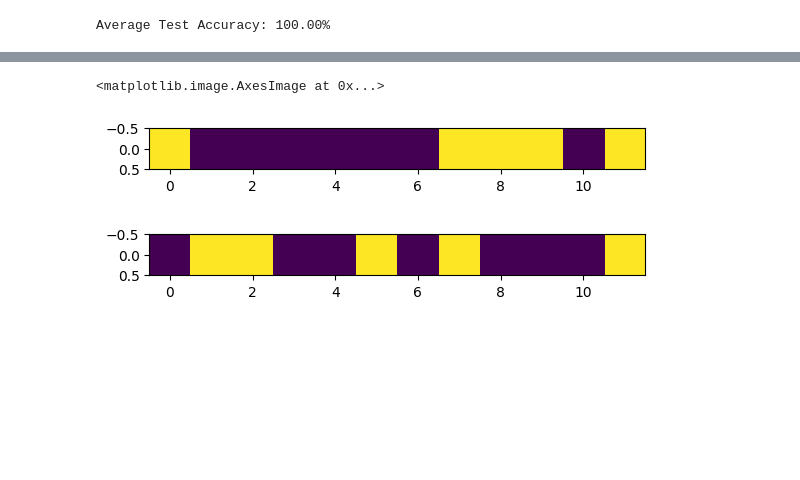
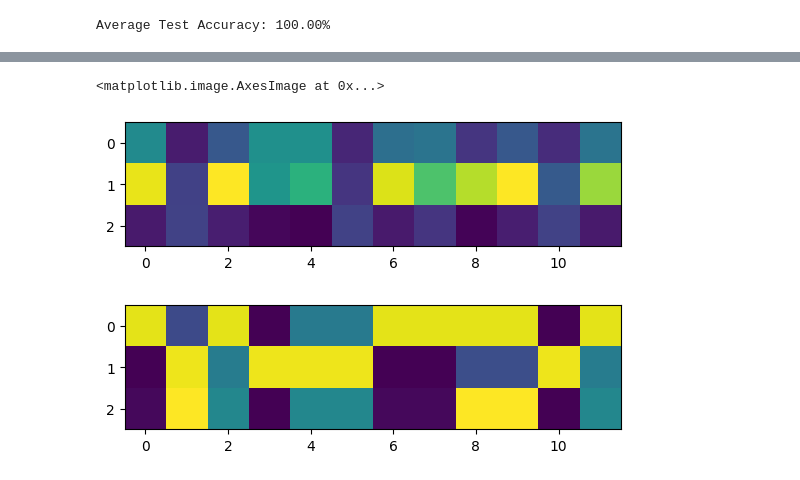
Before and after one commit to Ahmadar91/Master-sThesis, a Jupyter notebook: Attention.ipynb, the cells around one changed output, grey strips where cells are left out. Drawn from its saved outputs; the diff is of its cells as text; code cells hidden in the pictures; blank space fills up the shorter version.

```diff
--- a/Attention.ipynb
+++ b/Attention.ipynb
@@ -301,7 +496,7 @@ num_samples = 100
 for rep in range(1):
     for params in parameters_list:
         params_str = ", ".join([f"{key}: {value}" for key, value in params.items()])
-        for kind in ["RNN","NetRNNWithAttention" ]:
+        for kind in ["RNN","LSTM","GRU","NetRNNWithAttention","NetLSTMWithAttention", "NetGRUWithAttention" ]:
             if kind == "RNN":
                 model = NetRNN(hidden_dim=12, inp=3)
             if kind == "NetRNNWithAttention":
@@ -393,12 +588,12 @@ NetRNNWithAttention, rep: 0, epoch: 139, acc: 0.9707293065451086
 NetRNNWithAttention  Rep: 0   Epoch: 139   Acc: 0.9707 Params: min_length: 40, max_length: 45, fill: 0, value_1: -1, value_2: 1 Time: 68.90 sec
 # %%
 # Load the model
-model = torch.load("./models/model_RNN_min_length_3 max_length_3 fill_0 value_1_-1 value_2_1.model")
+model = torch.load("./models/model_RNN_min_length_5 max_length_5 fill_0 value_1_-1 value_2_1.model")
 model.eval()  # Set the model to evaluation mode
 
 params = {
-            'min_length': 3,
-            'max_length': 3,
+            'min_length': 5,
+            'max_length': 5,
             'fill': 0,
             'value_1': -1,
             'value_2': 1
@@ -422,7 +617,7 @@ def calculate_accuracy(predictions, targets):
 
 
 # Generate test data
-sequences, targets = generateTrainDataOnlyResultsLabel(100, params)  # You can use a different function for test data
+sequences, targets = generateTrainData(100, params)  # You can use a different function for test data
 
 # Convert sequences and targets to tensors and pad sequences
 seq_tensors = [torch.tensor(seq, dtype=torch.float32) for seq in sequences]
@@ -561,22 +756,22 @@ def removalIntoMatrix(res,width,H):
     return numpy.array(M)
 # %%
 # Load the model
-model = torch.load("./Models/model_NetRNNWithAttention_min_length_3 max_length_3 fill_0 value_1_-1 value_2_1.model")
+model = torch.load("./Models/model_RNN_min_length_5 max_length_5 fill_0 value_1_-1 value_2_1.model")
 model.eval()  # Set the model to evaluation mode
 
 params = {
-            'min_length': 3,
-            'max_length': 3,
+            'min_length': 5,
+            'max_length': 5,
             'fill': 0,
             'value_1': -1,
             'value_2': 1
         }
 
 # Run the analysis
-for i in range(3):
+for i in range(5):
     s, t = generateTrainData(100, params)  # Use your generateTrainData function
     # Visualize the results
-    S,H=shrinkingDecompositionInformation(model,12,s,t.transpose(),numbers=[0],whichTS=i,dsLength=3)
+    S,H=shrinkingDecompositionInformation(model,12,s,t.transpose(),whichTS=i,dsLength=5)
     subplot(6,2,i+1)
     M=removalIntoMatrix(S,12,H)
     imshow(M)
@@ -589,21 +786,21 @@ for i in range(3):
 # %%
 # Load the model
-model = torch.load("./Models/model_NetRNNWithAttention_min_length_3 max_length_3 fill_0 value_1_-1 value_2_1.model")
+model = torch.load("./Models/model_NetRNNWithAttention_min_length_5 max_length_5 fill_0 value_1_-1 value_2_1.model")
 model.eval()  # Set the model to evaluation mode
 
 params = {
-            'min_length': 3,
-            'max_length': 3,
+            'min_length': 5,
+            'max_length': 5,
             'fill': 0,
             'value_1': -1,
             'value_2': 1
         }
 
 # Run the analysis
-for i in range(3):
+for i in range(5):
     s, t = generateTrainData(100, params)  # Use your generateTrainData function
     # Visualize the results
-    S,H=shrinkingDecompositionInformation(model,12,s,t.transpose(),numbers=[0],whichTS=i,dsLength=3)
+    S,H=shrinkingDecompositionInformation(model,12,s,t.transpose(),whichTS=i,dsLength=5)
     subplot(6,2,i+1)
     M=removalIntoMatrix(S,12,H)
     imshow(M)
@@ -616,22 +815,22 @@ for i in range(3):
 # %%
 
-modelRNN=torch.load("models/model_RNN_min_length_3 max_length_3 fill_0 value_1_-1 value_2_1.model")
-modelRNNWithAttention=torch.load("models/model_NetRNNWithAttention_min_length_3 max_length_3 fill_0 value_1_-1 value_2_1.model")
+modelRNN=torch.load("models/model_NetRNNWithAttention_min_length_5 max_length_5 fill_0 value_1_-1 value_2_1.model")
+modelRNNWithAttention=torch.load("models/model_RNN_min_length_5 max_length_5 fill_0 value_1_-1 value_2_1.model")
 params = {
-            'min_length': 3,
-            'max_length': 3,
+            'min_length': 5,
+            'max_length': 5,
             'fill': 0,
             'value_1': -1,
             'value_2': 1
         }
 s, t = generateTrainData(100, params)
-S,H=shrinkingDecompositionInformation(modelRNN,12,s,t.transpose(),numbers=[0],whichTS=i,dsLength=3)
+S,H=shrinkingDecompositionInformation(modelRNN,12,s,t.transpose(),whichTS=i,dsLength=5)
 figure()
 imshow(removalIntoMatrix(S,12,H))
-S,H=shrinkingDecompositionInformation(modelRNNWithAttention,12,s,t.transpose(),numbers=[0],whichTS=i,dsLength=3)
+S,H=shrinkingDecompositionInformation(modelRNNWithAttention,12,s,t.transpose(),whichTS=i,dsLength=5)
 figure()
 imshow(removalIntoMatrix(S,12,H))
 # %% [output]
 <matplotlib.image.AxesImage at 0x...>
-[figure, old version]
+[figure, new version]
-[figure, old version]
+[figure, new version]
```
Also changed, not shown: parts of 12 cells of this notebook, 1 other file.
